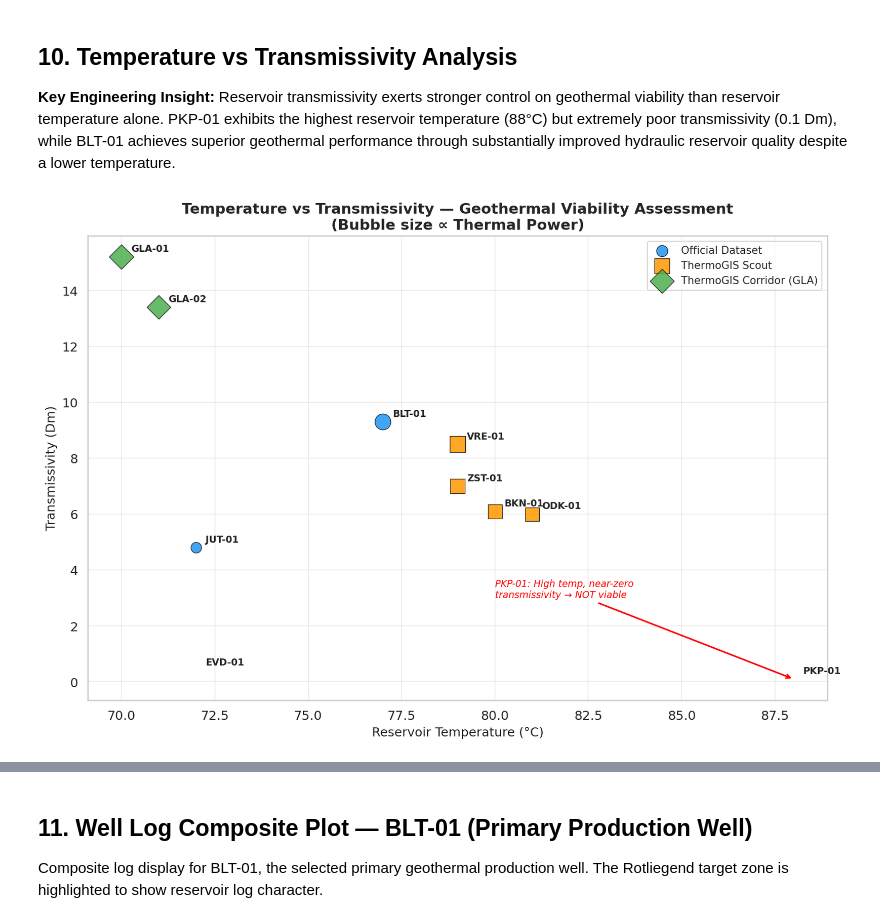
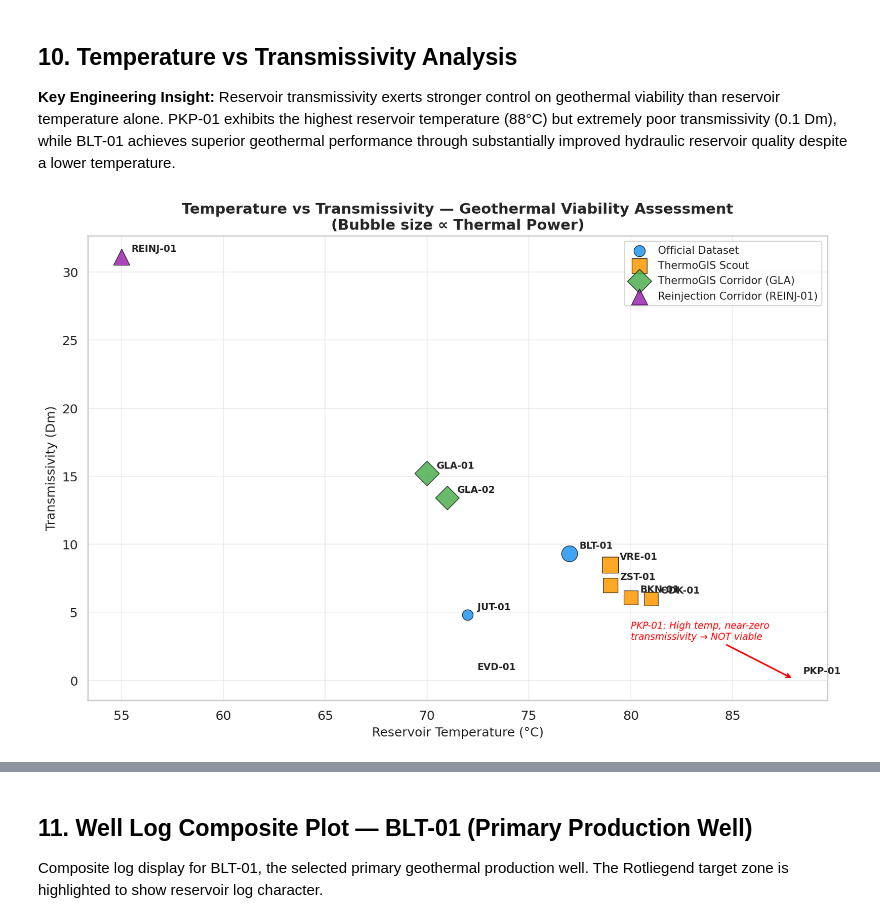
Before and after one commit to FavourOgboi/africa-geothermal-datathon-2026, a Jupyter notebook: notebooks/01_geothermal_resource_assessment.ipynb, the cells around one changed output, grey strips where cells are left out. Saved outputs shown, nothing was run; the diff lists cells and outputs as text; code cells hidden in the pictures.

```diff
--- a/notebooks/01_geothermal_resource_assessment.ipynb
+++ b/notebooks/01_geothermal_resource_assessment.ipynb
@@ -644,7 +644,15 @@ gla_corridors = pd.DataFrame([
      'Permeability': np.nan, 'Thickness': np.nan, 'Porosity': np.nan, 'Net_to_Gross': np.nan, 'Top_Depth': np.nan},
 ])
 
-scouted_all = pd.concat([scouted_wells, gla_corridors], ignore_index=True)
+# Reinjection corridor — high-transmissivity site scouted for injection well
+# Source: ThermoGIS (RD X:140309, Y:451659), Upper Rotliegend
+reinjection_well = pd.DataFrame([
+    {'Well': 'REINJ-01', 'Source': 'ThermoGIS Reinjection Corridor', 'Layer': 'Upper Rotliegend Group (RO)',
+     'Flow Rate': 192, 'Temperature': 55, 'Power': 5.3, 'Transmissivity': 31.1,
+     'Permeability': 307, 'Thickness': 117, 'Porosity': 21, 'Net_to_Gross': 0.96, 'Top_Depth': 1211},
+])
+
+scouted_all = pd.concat([scouted_wells, gla_corridors, reinjection_well], ignore_index=True)
 print("ThermoGIS Scouted Candidates (P50):")
 print(scouted_all[['Well', 'Source', 'Flow Rate', 'Temperature', 'Power',
                      'Transmissivity', 'Permeability', 'Top_Depth']].to_string(index=False))
@@ -815,6 +826,7 @@ source_styles = [
     ('Official Dataset', '#2196F3', 'o'),
     ('ThermoGIS Scout', '#FF9800', 's'),
     ('ThermoGIS Corridor Optimisation', '#4CAF50', 'D'),
+    ('ThermoGIS Reinjection Corridor', '#9C27B0', '^'),
 ]
 
 for source, color, marker in source_styles:
@@ -823,7 +835,12 @@ for source, color, marker in source_styles:
     if len(subset) == 0:
         continue
     # Shorten legend label for the corridor category
-    label = 'ThermoGIS Corridor (GLA)' if 'Corridor' in source else source
+    if 'Reinjection' in source:
+        label = 'Reinjection Corridor (REINJ-01)'
+    elif 'Corridor' in source:
+        label = 'ThermoGIS Corridor (GLA)'
+    else:
+        label = source
     ax.scatter(subset['Temperature'], subset['Transmissivity'],
                c=color, s=subset['Power'].fillna(3) * 45,
                marker=marker, edgecolors='black', linewidth=0.6,
@@ -836,34 +853,34 @@ for source, color, marker in source_styles:
 
 ax.set_xlabel('Reservoir Temperature (°C)', fontsize=12)
 ax.set_ylabel('Transmissivity (Dm)', fontsize=12)
 ax.set_title('Temperature vs Transmissivity — Geothermal Viability Assessment\n'
              '(Bubble size ∝ Thermal Power)', fontsize=14, fontweight='bold')
 ax.legend(fontsize=10, loc='upper right')
 ax.grid(True, alpha=0.3)
 
 # Key insight annotation for PKP-01
 ax.annotate('PKP-01: High temp, near-zero\ntransmissivity → NOT viable',
             xy=(88, 0.1), xytext=(80, 3),
             arrowprops=dict(arrowstyle='->', color='red', lw=1.5),
             fontsize=9, color='red', fontstyle='italic')
 
 # Highlight the selected production doublet
 for well in ['BLT-01', 'GLA-01']:
     if well in plot_df2['Well'].values:
         r = plot_df2[plot_df2['Well'] == well].iloc[0]
         ax.annotate('', xy=(r['Temperature'], r['Transmissivity']),
                     xytext=(r['Temperature'], r['Transmissivity']),
                     bbox=dict(boxstyle='circle,pad=0.6', fill=False,
                               edgecolor='red', linewidth=1.5, alpha=0.6))
 
 plt.tight_layout()
 plt.savefig(FIGURES_DIR / 'temp_vs_transmissivity.png', bbox_inches='tight', dpi=300)
 plt.show()
 print("Saved: outputs/figures/temp_vs_transmissivity.png")
 print("\nWells now plotted:")
 print(plot_df2[['Well', 'Source', 'Temperature', 'Transmissivity', 'Power']].to_string(index=False))
 # %% [output]
-[figure, old version]
+[figure, new version]
 Saved: outputs/figures/temp_vs_transmissivity.png
 
 Wells now plotted:
```
Also changed, not shown: parts of 7 cells of this notebook, 39 other files.
